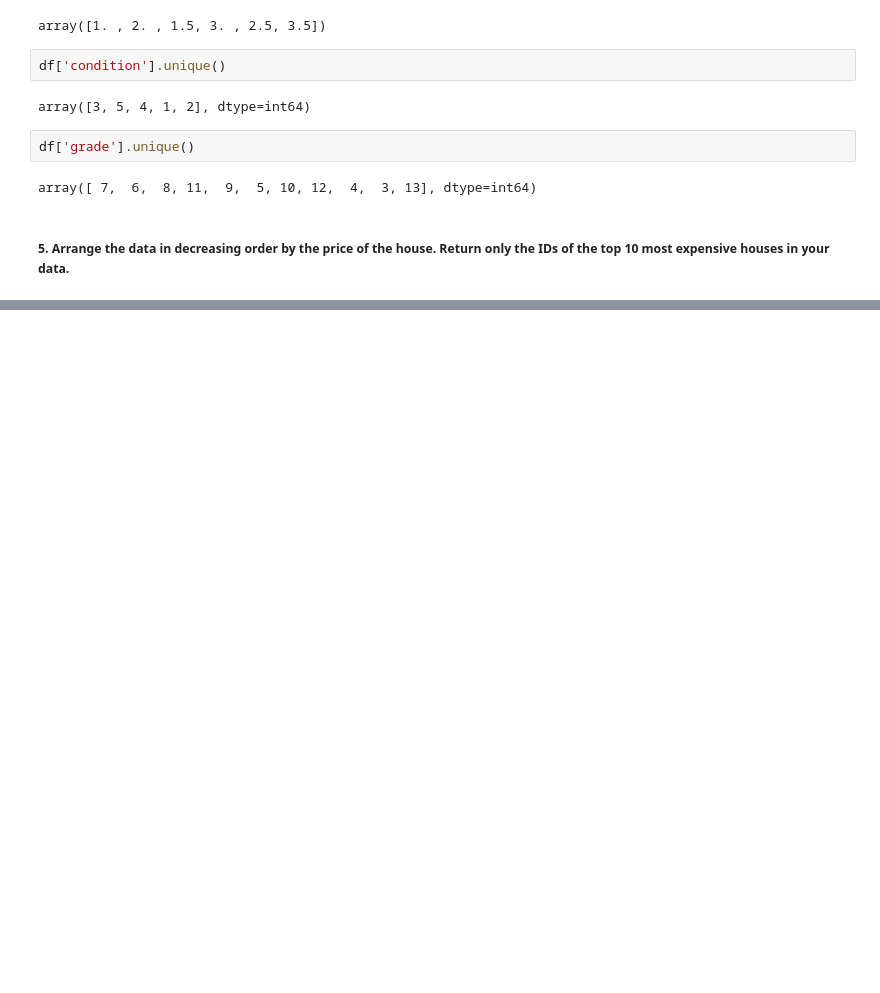
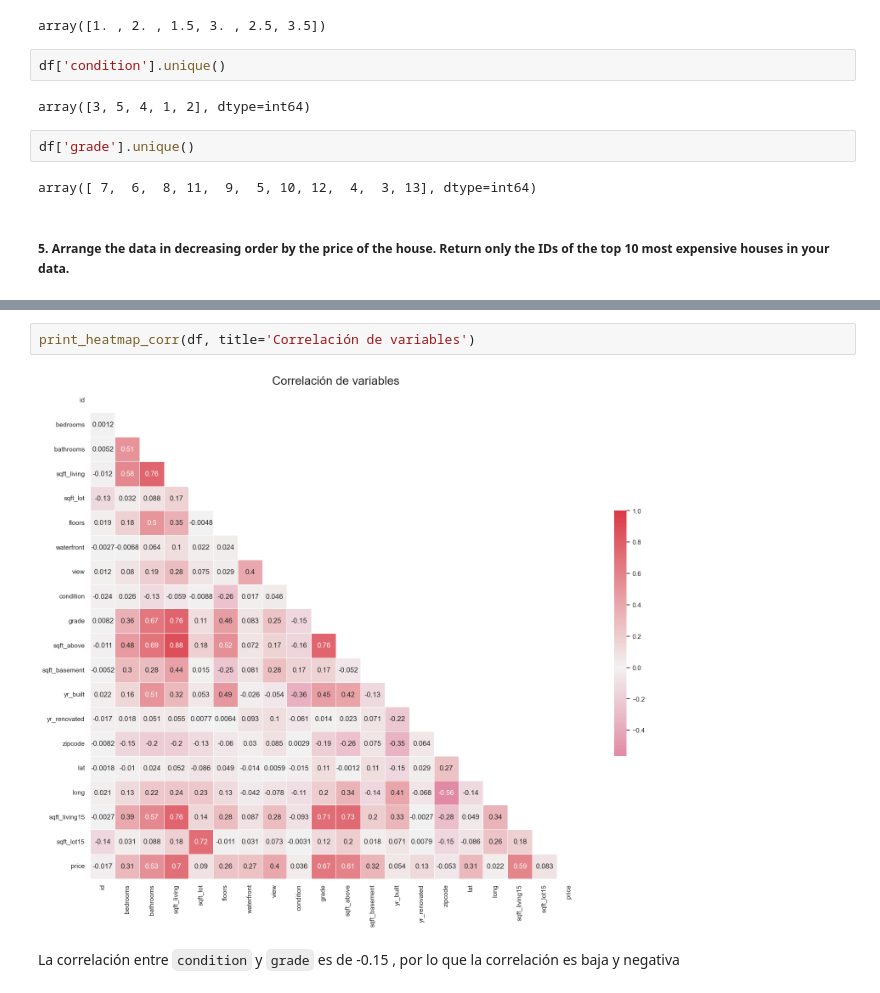
Before and after one commit to GonzaloGmv/Final_project_ironhack, a Jupyter notebook: python_questions.ipynb, the cells around one changed output, grey strips where cells are left out. Saved outputs shown, nothing was run; the diff lists cells and outputs as text; blank space fills up the shorter version.

```diff
--- a/python_questions.ipynb
+++ b/python_questions.ipynb
@@ -83,0 +211,6 @@ array([ 7,  6,  8, 11,  9,  5, 10, 12,  4,  3, 13], dtype=int64)
+# %%
+print_heatmap_corr(df, title='Correlación de variables')
+# %% [output]
+[figure, added]
+# %% [markdown]
+La correlación entre `condition` y `grade` es de -0.15 , por lo que la correlación es baja y negativa
```
Also changed, not shown: parts of 11 cells of this notebook.
